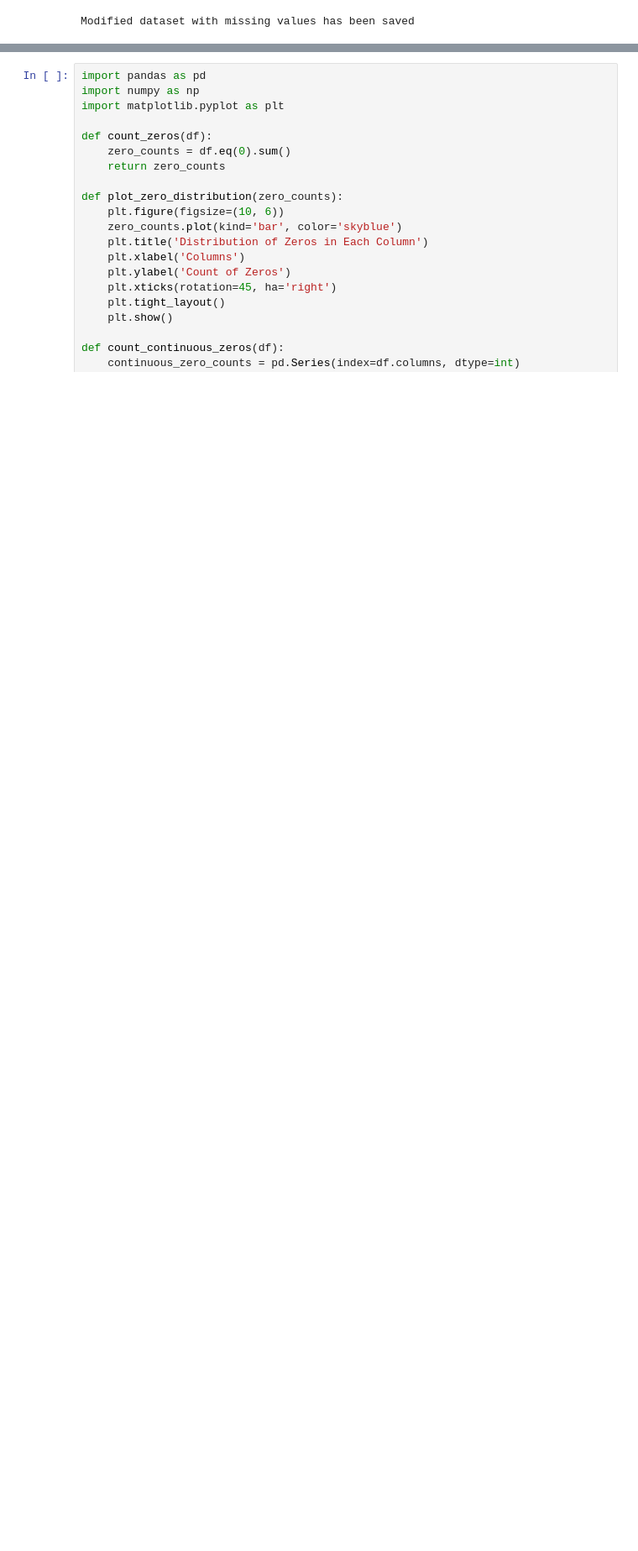
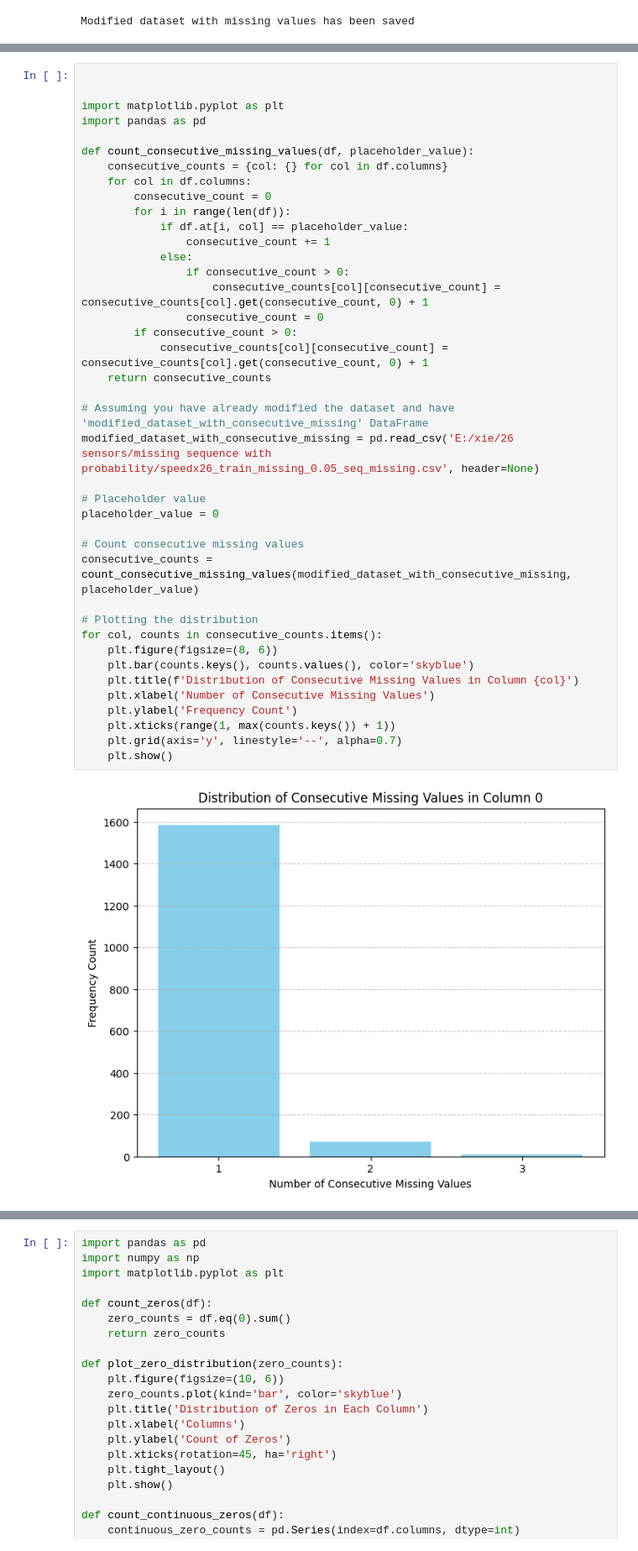
Before and after one commit to tarekbzahid/XIE_dataset_prep, a Jupyter notebook: utils/5.26sens_missdata.ipynb, the cells around one changed output, grey strips where cells are left out. Shown at 84% size. Saved outputs shown, nothing was run; the diff lists cells and outputs as text; blank space fills up the shorter version.

```diff
--- a/utils/5.26sens_missdata.ipynb
+++ b/utils/5.26sens_missdata.ipynb
@@ -84,0 +161,42 @@ Modified dataset with missing values has been saved
+# %%
+
+
+import matplotlib.pyplot as plt
+import pandas as pd
+
+def count_consecutive_missing_values(df, placeholder_value):
+    consecutive_counts = {col: {} for col in df.columns}
+    for col in df.columns:
+        consecutive_count = 0
+        for i in range(len(df)):
+            if df.at[i, col] == placeholder_value:
+                consecutive_count += 1
+            else:
+                if consecutive_count > 0:
+                    consecutive_counts[col][consecutive_count] = consecutive_counts[col].get(consecutive_count, 0) + 1
+                consecutive_count = 0
+        if consecutive_count > 0:
+            consecutive_counts[col][consecutive_count] = consecutive_counts[col].get(consecutive_count, 0) + 1
+    return consecutive_counts
+
+# Assuming you have already modified the dataset and have 'modified_dataset_with_consecutive_missing' DataFrame
+modified_dataset_with_consecutive_missing = pd.read_csv('E:/xie/26 sensors/missing sequence with probability/speedx26_train_missing_0.05_seq_missing.csv', header=None)
+
+# Placeholder value
+placeholder_value = 0
+
+# Count consecutive missing values
+consecutive_counts = count_consecutive_missing_values(modified_dataset_with_consecutive_missing, placeholder_value)
+
+# Plotting the distribution
+for col, counts in consecutive_counts.items():
+    plt.figure(figsize=(8, 6))
+    plt.bar(counts.keys(), counts.values(), color='skyblue')
+    plt.title(f'Distribution of Consecutive Missing Values in Column {col}')
+    plt.xlabel('Number of Consecutive Missing Values')
+    plt.ylabel('Frequency Count')
+    plt.xticks(range(1, max(counts.keys()) + 1))
+    plt.grid(axis='y', linestyle='--', alpha=0.7)
+    plt.show()
+# %% [output]
+[figure, added]
```
Also changed, not shown: parts of 5 cells of this notebook, 1 other file.
